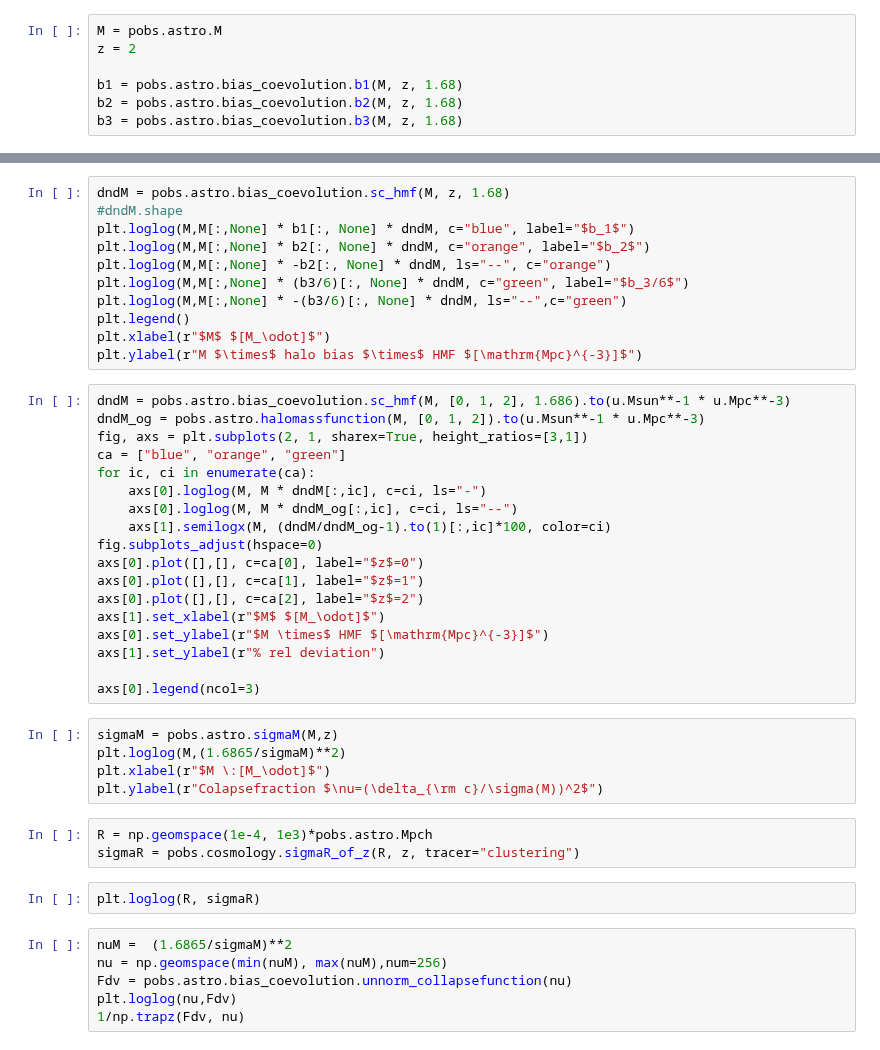
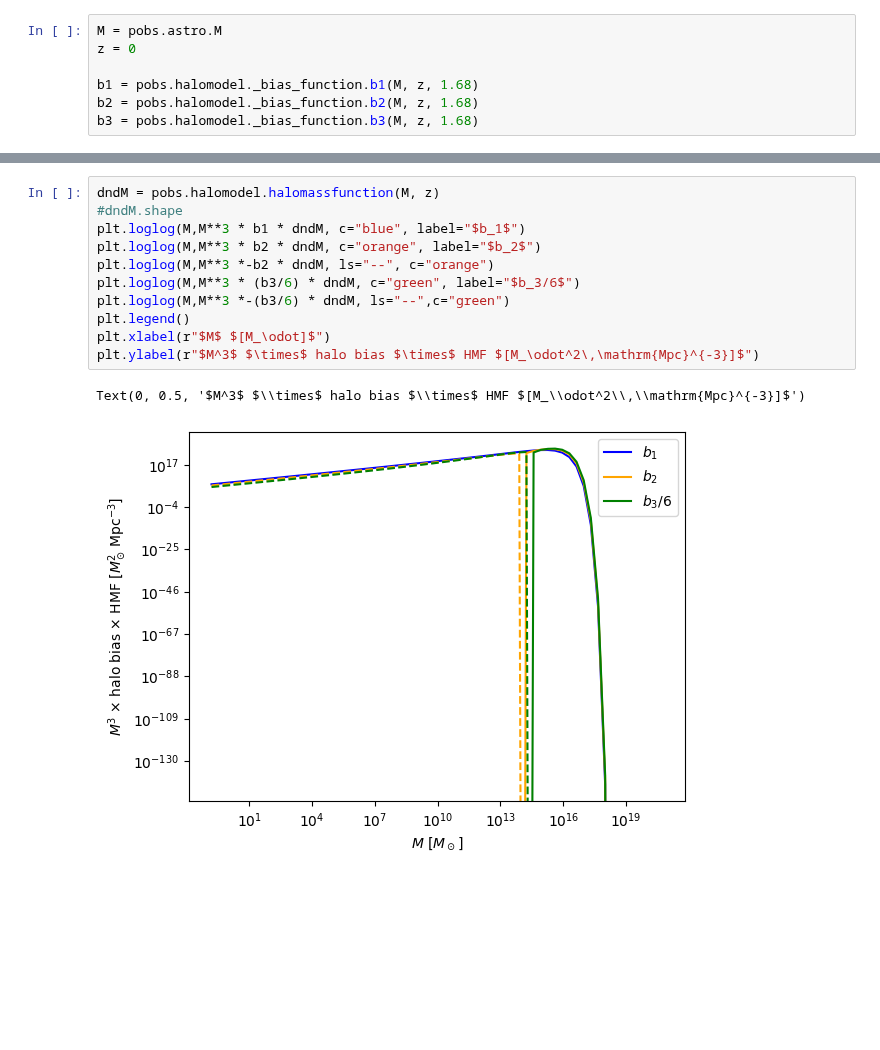
Before and after one commit to Sefa76/SSLimPy, a Jupyter notebook: higherorder.ipynb, the cells around one changed output, grey strips where cells are left out. Cells and saved outputs as stored; diff of their text form; blank space fills up the shorter version.

```diff
--- a/higherorder.ipynb
+++ b/higherorder.ipynb
@@ -50,10 +116,10 @@ pobs = PowerSpectra.PowerSpectra(Asslimpy.fiducialcosmo, Asslimpy.fiducialastro)
 # %%
 M = pobs.astro.M
-z = 2
+z = 0
 
-b1 = pobs.astro.bias_coevolution.b1(M, z, 1.68)
-b2 = pobs.astro.bias_coevolution.b2(M, z, 1.68)
-b3 = pobs.astro.bias_coevolution.b3(M, z, 1.68)
+b1 = pobs.halomodel._bias_function.b1(M, z, 1.68)
+b2 = pobs.halomodel._bias_function.b2(M, z, 1.68)
+b3 = pobs.halomodel._bias_function.b3(M, z, 1.68)
 # %%
 plt.semilogx(M, b1, label="$b_1$")
 plt.semilogx(M, b2, label="$b_2$")
@@ -65,45 +134,14 @@ plt.ylim((-3,5))
 # %%
-dndM = pobs.astro.bias_coevolution.sc_hmf(M, z, 1.68)
+dndM = pobs.halomodel.halomassfunction(M, z)
 #dndM.shape
-plt.loglog(M,M[:,None] * b1[:, None] * dndM, c="blue", label="$b_1$")
-plt.loglog(M,M[:,None] * b2[:, None] * dndM, c="orange", label="$b_2$")
-plt.loglog(M,M[:,None] * -b2[:, None] * dndM, ls="--", c="orange")
-plt.loglog(M,M[:,None] * (b3/6)[:, None] * dndM, c="green", label="$b_3/6$")
-plt.loglog(M,M[:,None] * -(b3/6)[:, None] * dndM, ls="--",c="green")
+plt.loglog(M,M**3 * b1 * dndM, c="blue", label="$b_1$")
+plt.loglog(M,M**3 * b2 * dndM, c="orange", label="$b_2$")
+plt.loglog(M,M**3 *-b2 * dndM, ls="--", c="orange")
+plt.loglog(M,M**3 * (b3/6) * dndM, c="green", label="$b_3/6$")
+plt.loglog(M,M**3 *-(b3/6) * dndM, ls="--",c="green")
 plt.legend()
 plt.xlabel(r"$M$ $[M_\odot]$")
-plt.ylabel(r"M $\times$ halo bias $\times$ HMF $[\mathrm{Mpc}^{-3}]$")
+plt.ylabel(r"$M^3$ $\times$ halo bias $\times$ HMF $[M_\odot^2\,\mathrm{Mpc}^{-3}]$")
+# %% [output]
+Text(0, 0.5, '$M^3$ $\\times$ halo bias $\\times$ HMF $[M_\\odot^2\\,\\mathrm{Mpc}^{-3}]$')
+[figure, added]
-# %%
-dndM = pobs.astro.bias_coevolution.sc_hmf(M, [0, 1, 2], 1.686).to(u.Msun**-1 * u.Mpc**-3)
-dndM_og = pobs.astro.halomassfunction(M, [0, 1, 2]).to(u.Msun**-1 * u.Mpc**-3)
-fig, axs = plt.subplots(2, 1, sharex=True, height_ratios=[3,1])
-ca = ["blue", "orange", "green"]
-for ic, ci in enumerate(ca):
-    axs[0].loglog(M, M * dndM[:,ic], c=ci, ls="-")
-    axs[0].loglog(M, M * dndM_og[:,ic], c=ci, ls="--")
-    axs[1].semilogx(M, (dndM/dndM_og-1).to(1)[:,ic]*100, color=ci)
-fig.subplots_adjust(hspace=0)
-axs[0].plot([],[], c=ca[0], label="$z$=0")
-axs[0].plot([],[], c=ca[1], label="$z$=1")
-axs[0].plot([],[], c=ca[2], label="$z$=2")
-axs[1].set_xlabel(r"$M$ $[M_\odot]$")
-axs[0].set_ylabel(r"$M \times$ HMF $[\mathrm{Mpc}^{-3}]$")
-axs[1].set_ylabel(r"% rel deviation")
-
-axs[0].legend(ncol=3)
-# %%
-sigmaM = pobs.astro.sigmaM(M,z)
-plt.loglog(M,(1.6865/sigmaM)**2)
-plt.xlabel(r"$M \:[M_\odot]$")
-plt.ylabel(r"Colapsefraction $\nu=(\delta_{\rm c}/\sigma(M))^2$")
-# %%
-R = np.geomspace(1e-4, 1e3)*pobs.astro.Mpch
-sigmaR = pobs.cosmology.sigmaR_of_z(R, z, tracer="clustering")
-# %%
-plt.loglog(R, sigmaR)
-# %%
-nuM =  (1.6865/sigmaM)**2
-nu = np.geomspace(min(nuM), max(nuM),num=256)
-Fdv = pobs.astro.bias_coevolution.unnorm_collapsefunction(nu)
-plt.loglog(nu,Fdv)
-1/np.trapz(Fdv, nu)
```
Also changed, not shown: parts of 20 cells of this notebook, 4 other files.
